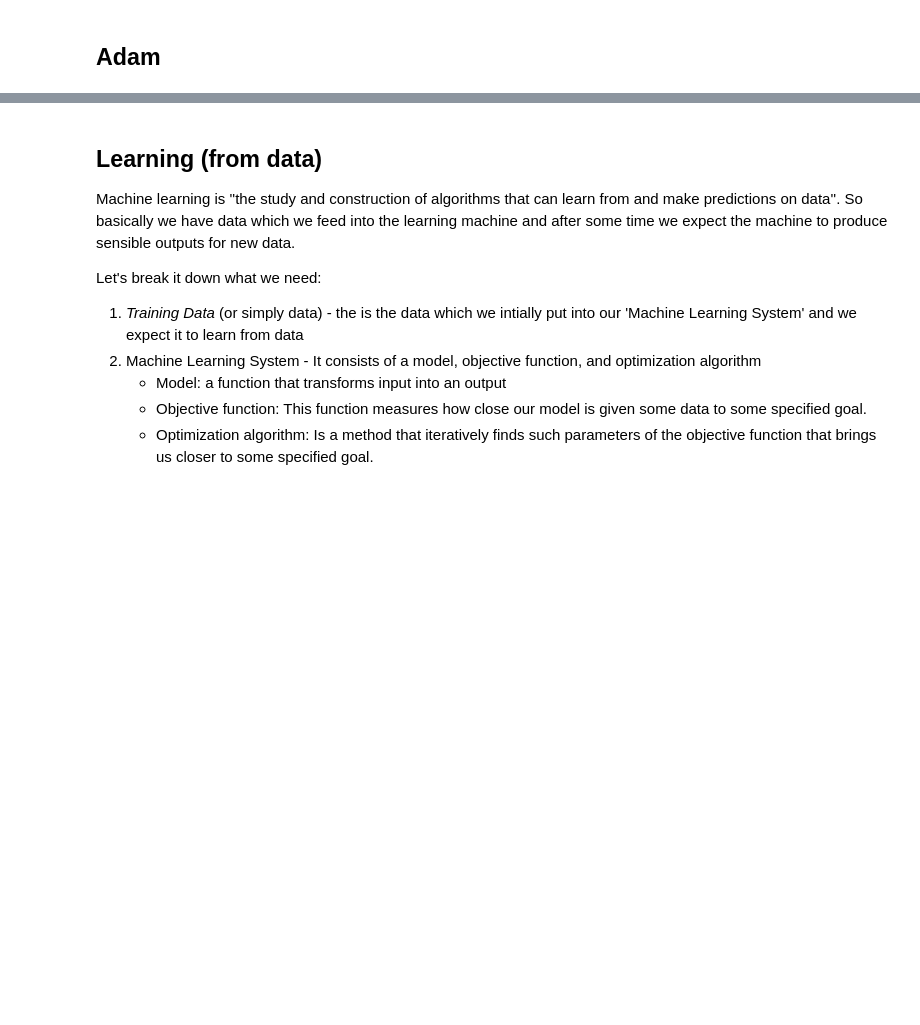
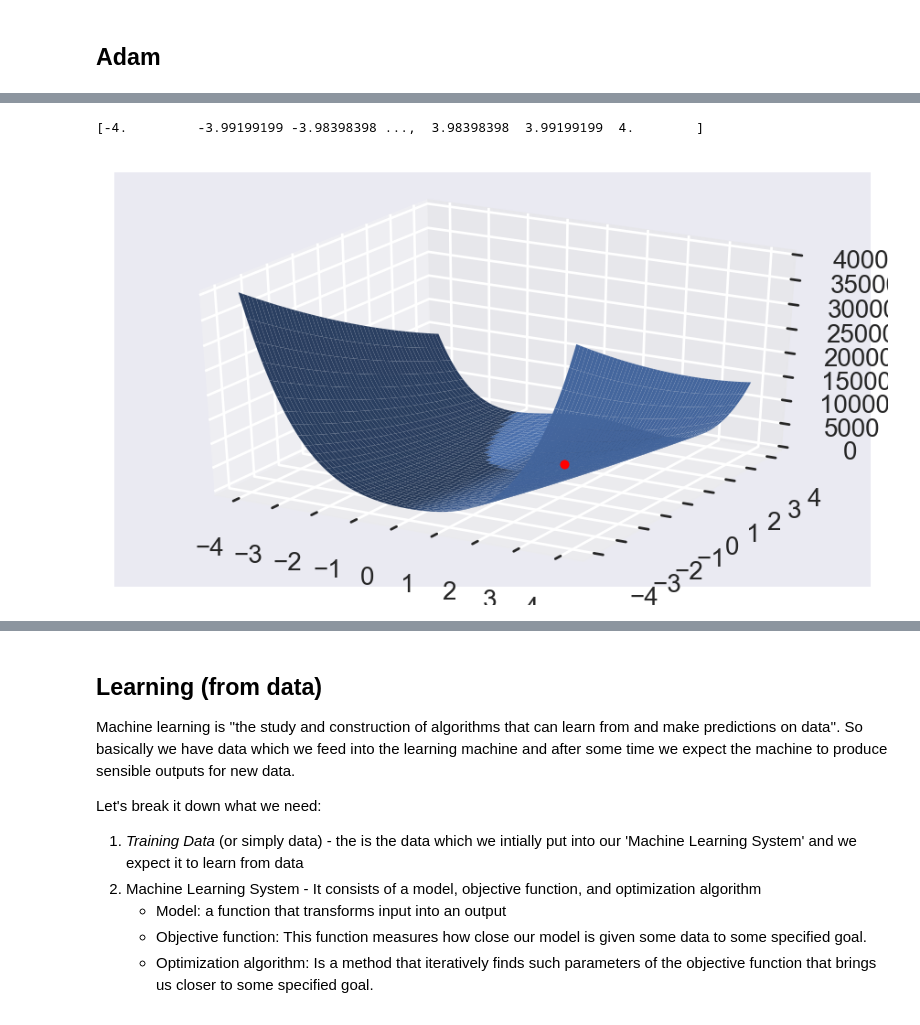
Before and after one commit to burkovae/notebook-collection, a Jupyter notebook: Gradients.ipynb, the cells around one changed output, grey strips where cells are left out. Cells and saved outputs as stored; diff of their text form; code cells hidden in the pictures; blank space fills up the shorter version.

```diff
--- a/Gradients.ipynb
+++ b/Gradients.ipynb
@@ -502,0 +545,11 @@ HTML(anim.to_html5_video())
+# %%
+from mpl_toolkits.mplot3d import Axes3D
+fig = plt.figure()
+ax = fig.add_subplot(111, projection='3d')
+print(X_grid[:,0])
+ax.plot_surface(mesh[0], mesh[1], z.reshape(mesh[0].shape))
+ax.plot([1,1],[1,1], '.r')
+plt.show()
+# %% [output]
+[-4.         -3.99199199 -3.98398398 ...,  3.98398398  3.99199199  4.        ]
+[figure, added]
```
Also changed, not shown: parts of 5 cells of this notebook.
